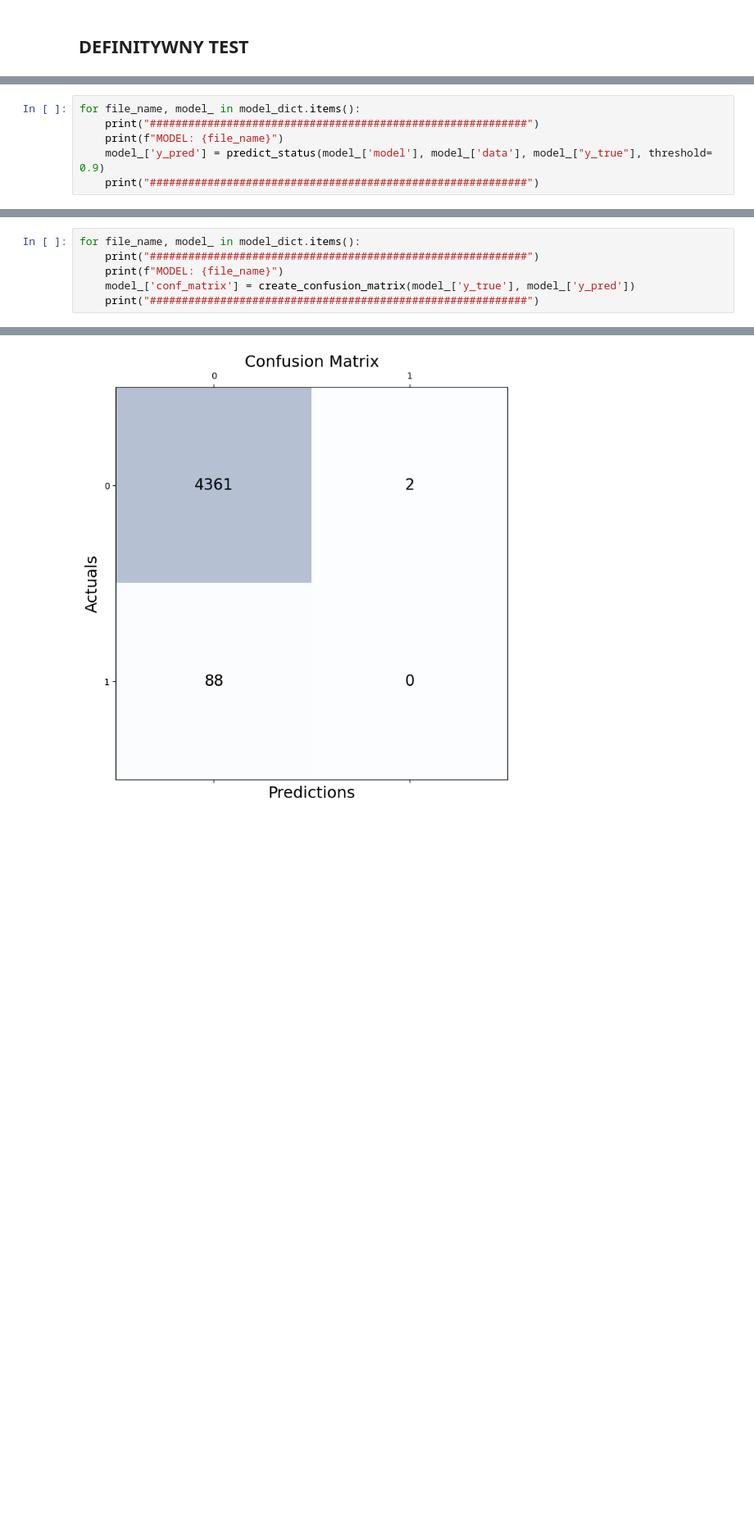
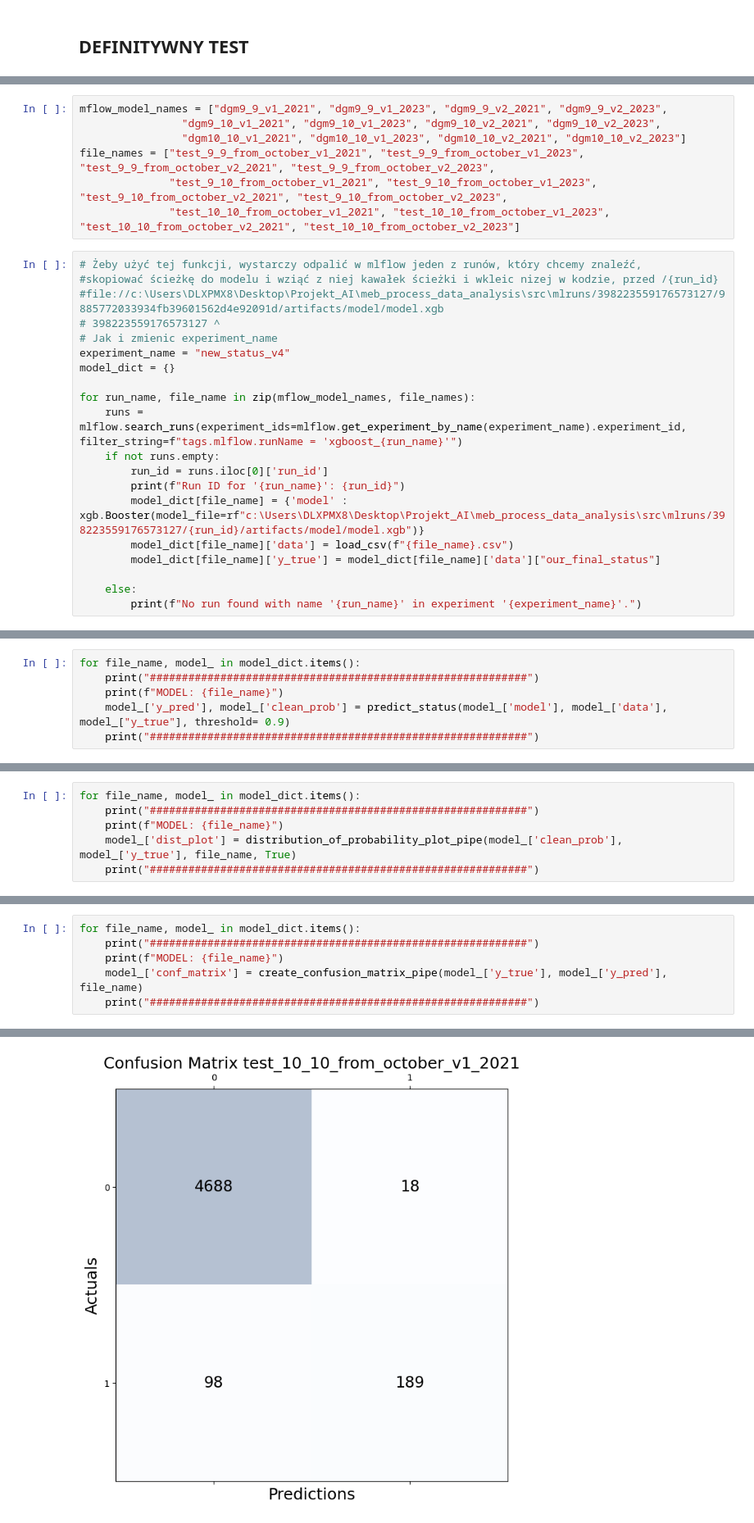
Before and after one commit to kubas99x/predict_quality_of_car_parts, a Jupyter notebook: src/pipeline.ipynb, the cells around one changed output, grey strips where cells are left out. Shown at 82% size. Saved outputs shown, nothing was run; the diff lists cells and outputs as text; blank space fills up the shorter version.

```diff
--- a/src/pipeline.ipynb
+++ b/src/pipeline.ipynb
@@ -448,0 +472,27 @@ for file_name, model_path in zip(file_names, models_paths):
+# %%
+mflow_model_names = ["dgm9_9_v1_2021", "dgm9_9_v1_2023", "dgm9_9_v2_2021", "dgm9_9_v2_2023",
+                "dgm9_10_v1_2021", "dgm9_10_v1_2023", "dgm9_10_v2_2021", "dgm9_10_v2_2023",
+                "dgm10_10_v1_2021", "dgm10_10_v1_2023", "dgm10_10_v2_2021", "dgm10_10_v2_2023"]
+file_names = ["test_9_9_from_october_v1_2021", "test_9_9_from_october_v1_2023", "test_9_9_from_october_v2_2021", "test_9_9_from_october_v2_2023",
+              "test_9_10_from_october_v1_2021", "test_9_10_from_october_v1_2023", "test_9_10_from_october_v2_2021", "test_9_10_from_october_v2_2023",
+              "test_10_10_from_october_v1_2021", "test_10_10_from_october_v1_2023", "test_10_10_from_october_v2_2021", "test_10_10_from_october_v2_2023"]
+# %%
+# Żeby użyć tej funkcji, wystarczy odpalić w mlflow jeden z runów, który chcemy znaleźć,
+#skopiować ścieżkę do modelu i wziąć z niej kawałek ścieżki i wkleic nizej w kodzie, przed /{run_id}
+#file://c:\Users\DLXPMX8\Desktop\Projekt_AI\meb_process_data_analysis\src\mlruns/398223559176573127/9885772033934fb39601562d4e92091d/artifacts/model/model.xgb
+# 398223559176573127 ^
+# Jak i zmienic experiment_name
+experiment_name = "new_status_v4"
+model_dict = {}
+
+for run_name, file_name in zip(mflow_model_names, file_names):
+    runs = mlflow.search_runs(experiment_ids=mlflow.get_experiment_by_name(experiment_name).experiment_id, filter_string=f"tags.mlflow.runName = 'xgboost_{run_name}'")
+    if not runs.empty:
+        run_id = runs.iloc[0]['run_id']
+        print(f"Run ID for '{run_name}': {run_id}")
+        model_dict[file_name] = {'model' : xgb.Booster(model_file=rf"c:\Users\DLXPMX8\Desktop\Projekt_AI\meb_process_data_analysis\src\mlruns/398223559176573127/{run_id}/artifacts/model/model.xgb")}
+        model_dict[file_name]['data'] = load_csv(f"{file_name}.csv")
+        model_dict[file_name]['y_true'] = model_dict[file_name]['data']["our_final_status"]
+
+    else:
+        print(f"No run found with name '{run_name}' in experiment '{experiment_name}'.")
@@ -450,7 +522,7 @@ for file_name, model_path in zip(file_names, models_paths):
 for file_name, model_ in model_dict.items():
     print("###########################################################")
     print(f"MODEL: {file_name}")
-    model_['y_pred'] = predict_status(model_['model'], model_['data'], model_["y_true"], threshold= 0.9)
+    model_['y_pred'], model_['clean_prob'] = predict_status(model_['model'], model_['data'], model_["y_true"], threshold= 0.9)
     print("###########################################################")
 # %% [output]
 ###########################################################
@@ -484,0 +545,6 @@ Percent of NOK parts in this part: 0.0011233430689732643
+# %%
+for file_name, model_ in model_dict.items():
+    print("###########################################################")
+    print(f"MODEL: {file_name}")
+    model_['dist_plot'] = distribution_of_probability_plot_pipe(model_['clean_prob'], model_['y_true'], file_name, True)
+    print("###########################################################")
@@ -486,7 +577,7 @@ Percent of NOK parts in this part: 0.0011233430689732643
 for file_name, model_ in model_dict.items():
     print("###########################################################")
     print(f"MODEL: {file_name}")
-    model_['conf_matrix'] = create_confusion_matrix(model_['y_true'], model_['y_pred'])
+    model_['conf_matrix'] = create_confusion_matrix_pipe(model_['y_true'], model_['y_pred'], file_name)
     print("###########################################################")
 # %% [output]
 ###########################################################
@@ -517 +608 @@ MODEL: test_10_10_from_october_v2_2023
-[figure, old version]
+[figure, new version]
```
Also changed, not shown: parts of 16 cells of this notebook, 5 other files.
